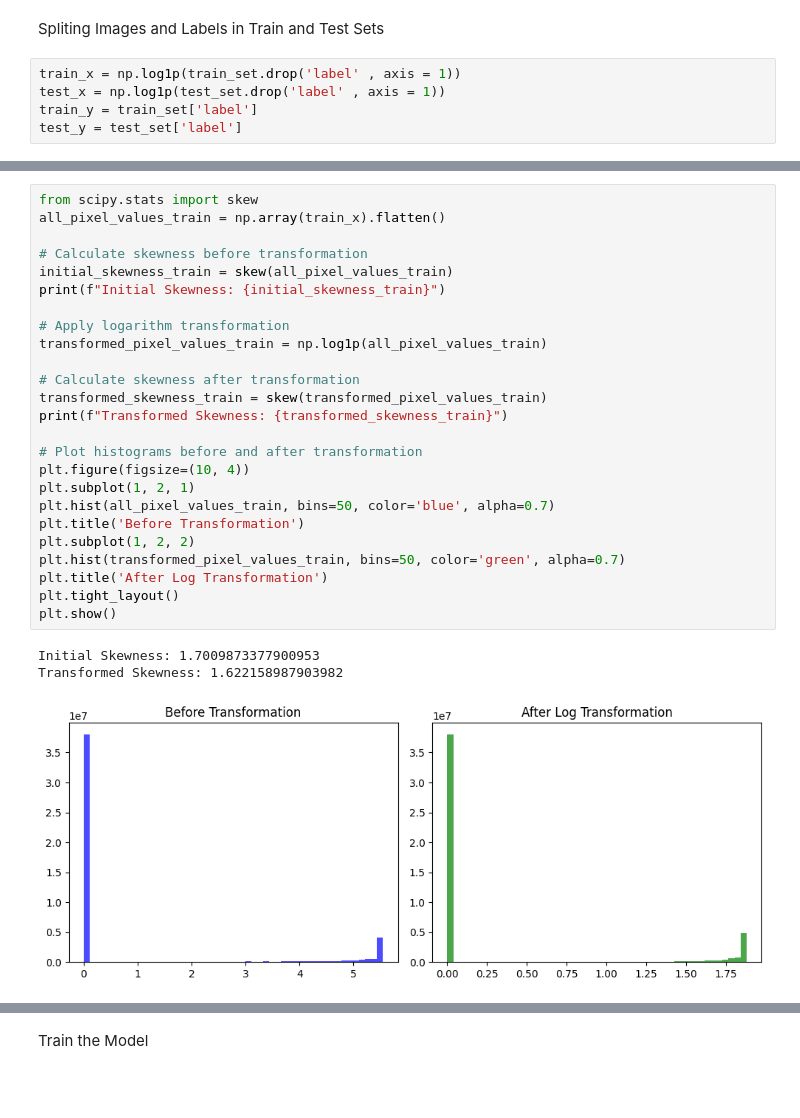
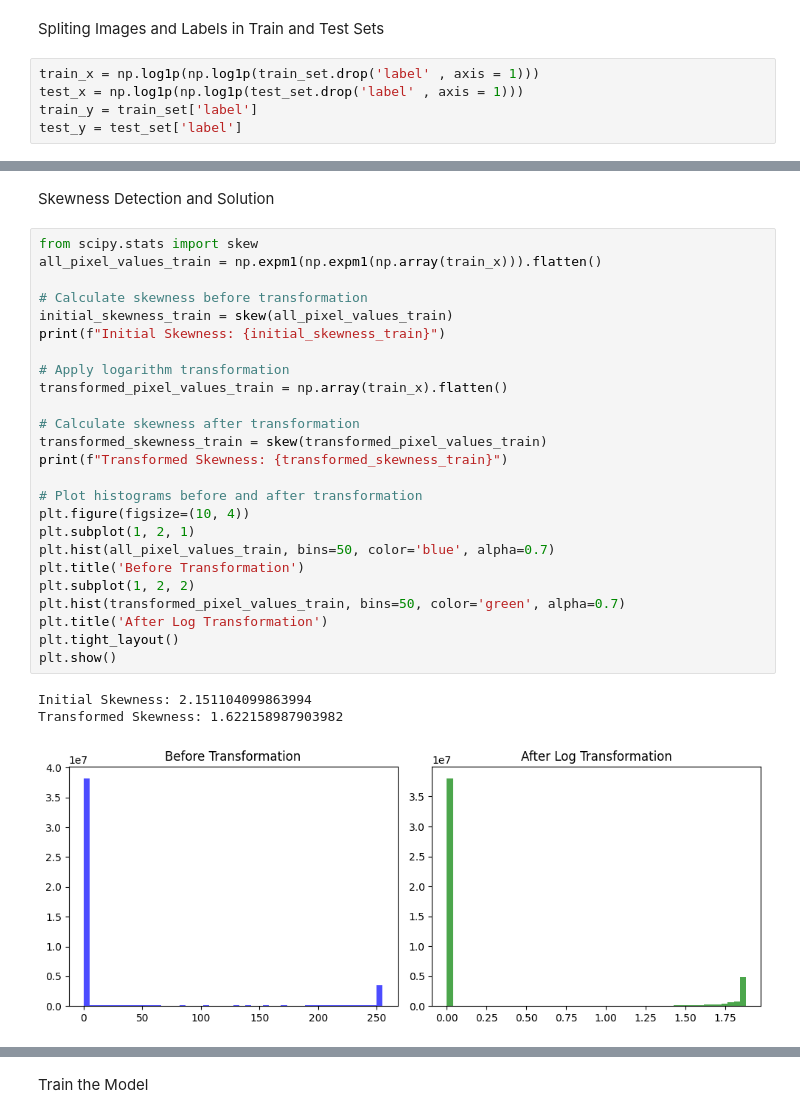
Before and after one commit to Ammar-Asim-23/imageClassifier, a Jupyter notebook: Project/main.ipynb, the cells around one changed output, grey strips where cells are left out. Cells and saved outputs as stored; diff of their text form; blank space fills up the shorter version.

```diff
--- a/Project/main.ipynb
+++ b/Project/main.ipynb
@@ -71,7 +55,7 @@ print(test_set.iloc[row_index,0])
 # %% [markdown]
 Spliting Images and Labels in Train and Test Sets
 # %%
-train_x = np.log1p(train_set.drop('label' , axis = 1))
-test_x = np.log1p(test_set.drop('label' , axis = 1))
+train_x = np.log1p(np.log1p(train_set.drop('label' , axis = 1)))
+test_x = np.log1p(np.log1p(test_set.drop('label' , axis = 1)))
 train_y = train_set['label']
 test_y = test_set['label']
@@ -107,31 +107,33 @@ print(train_y[33])
 9
+# %% [markdown]
+Skewness Detection and Solution
 # %%
 from scipy.stats import skew
-all_pixel_values_train = np.array(train_x).flatten()
+all_pixel_values_train = np.expm1(np.expm1(np.array(train_x))).flatten()
 
 # Calculate skewness before transformation
 initial_skewness_train = skew(all_pixel_values_train)
 print(f"Initial Skewness: {initial_skewness_train}")
 
 # Apply logarithm transformation
-transformed_pixel_values_train = np.log1p(all_pixel_values_train)
+transformed_pixel_values_train = np.array(train_x).flatten()
 
 # Calculate skewness after transformation
 transformed_skewness_train = skew(transformed_pixel_values_train)
 print(f"Transformed Skewness: {transformed_skewness_train}")
 
 # Plot histograms before and after transformation
 plt.figure(figsize=(10, 4))
 plt.subplot(1, 2, 1)
 plt.hist(all_pixel_values_train, bins=50, color='blue', alpha=0.7)
 plt.title('Before Transformation')
 plt.subplot(1, 2, 2)
 plt.hist(transformed_pixel_values_train, bins=50, color='green', alpha=0.7)
 plt.title('After Log Transformation')
 plt.tight_layout()
 plt.show()
 # %% [output]
-Initial Skewness: 1.7009873377900953
+Initial Skewness: 2.151104099863994
 Transformed Skewness: 1.622158987903982
-[figure, old version]
+[figure, new version]
 # %%
```
Also changed, not shown: parts of 8 cells of this notebook.
